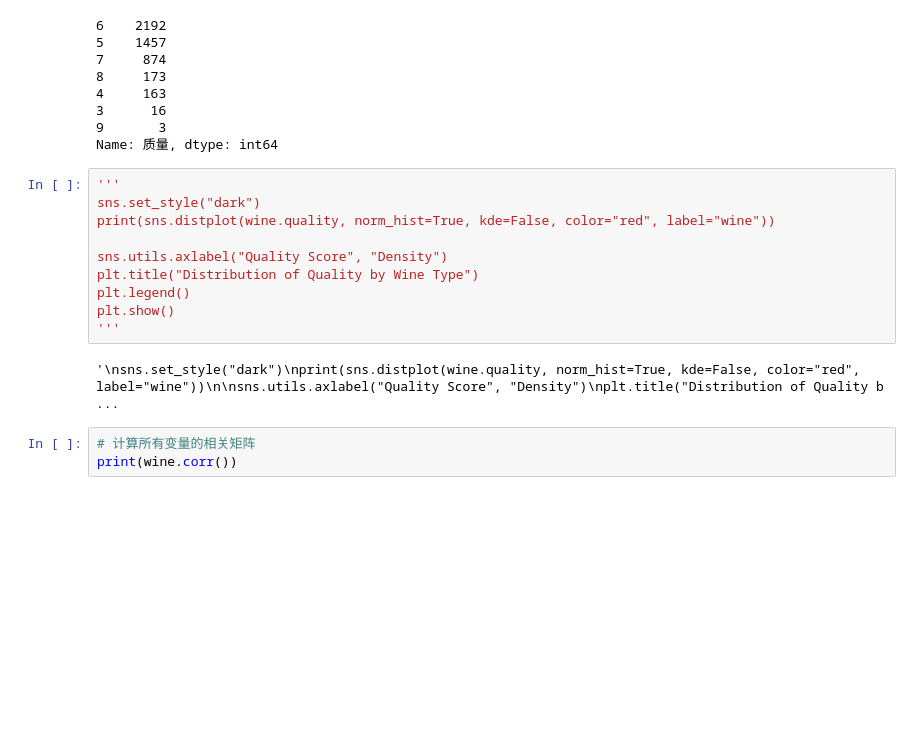
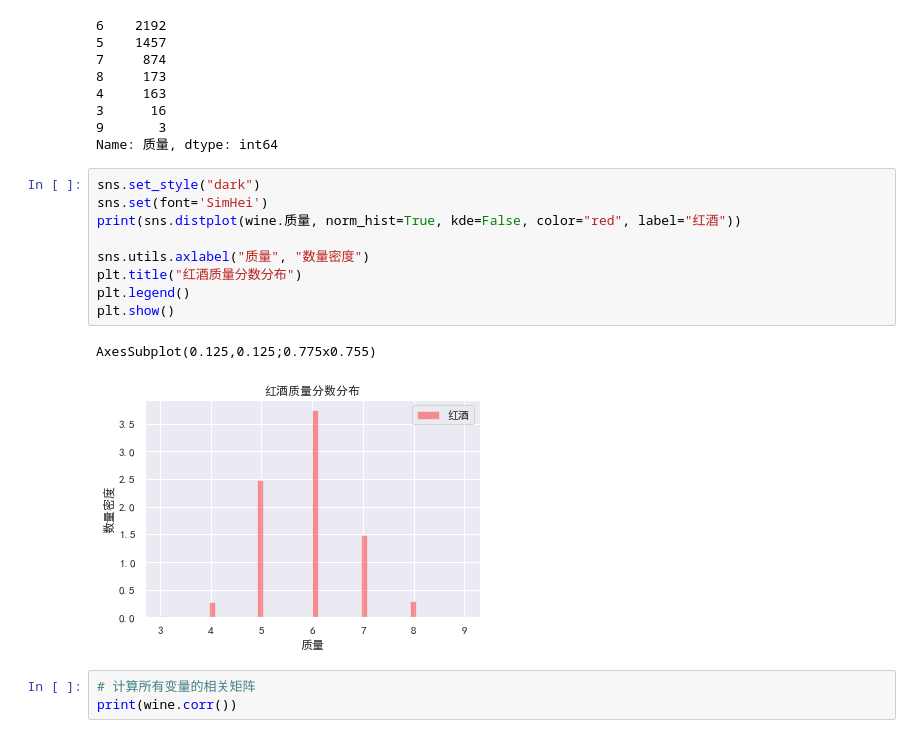
Before and after one commit to OOJ2003/anotherDSProject, a Jupyter notebook: DSProject/wine.ipynb, the cells around one changed output. Saved outputs shown, nothing was run; the diff lists cells and outputs as text; blank space fills up the shorter version.

```diff
--- a/DSProject/wine.ipynb
+++ b/DSProject/wine.ipynb
@@ -66,17 +68,17 @@ print(wine.质量.value_counts())
 9       3
 Name: 质量, dtype: int64
 # %%
-'''
 sns.set_style("dark")
-print(sns.distplot(wine.quality, norm_hist=True, kde=False, color="red", label="wine"))
+sns.set(font='SimHei')
+print(sns.distplot(wine.质量, norm_hist=True, kde=False, color="red", label="红酒"))
 
-sns.utils.axlabel("Quality Score", "Density")
-plt.title("Distribution of Quality by Wine Type")
+sns.utils.axlabel("质量", "数量密度")
+plt.title("红酒质量分数分布")
 plt.legend()
 plt.show()
-'''
 # %% [output]
-'\nsns.set_style("dark")\nprint(sns.distplot(wine.quality, norm_hist=True, kde=False, color="red", label="wine"))\n\nsns.utils.axlabel("Quality Score", "Density")\nplt.title("Distribution of Quality b ...
+AxesSubplot(0.125,0.125;0.775x0.755)
+[figure, added]
 # %%
 # 计算所有变量的相关矩阵
 print(wine.corr())
```
Also changed, not shown: parts of 6 cells of this notebook, 2 other files.
